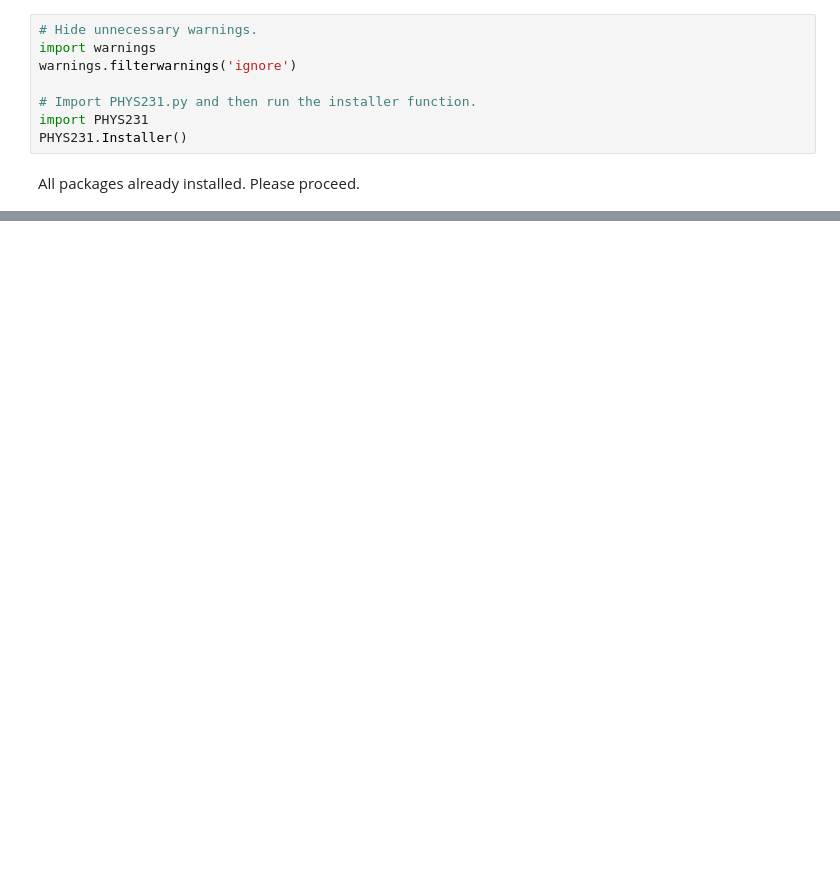
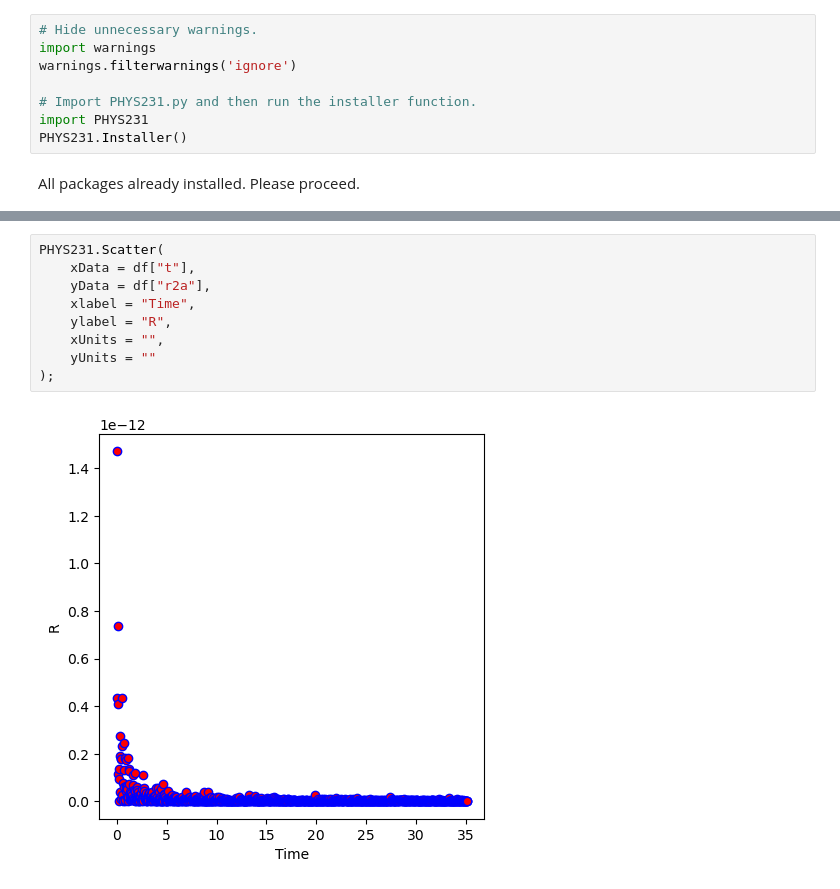
Before and after one commit to GavidD/phys232-labs, a Jupyter notebook: Brownian_Motion/Brownian Motion.ipynb, the cells around one changed output, grey strips where cells are left out. Cells and saved outputs as stored; diff of their text form; blank space fills up the shorter version.

```diff
--- a/Brownian_Motion/Brownian Motion.ipynb
+++ b/Brownian_Motion/Brownian Motion.ipynb
@@ -38,2 +55,13 @@ SyntaxError: expected argument value expression (531993717.py, line 2)
+# %%
+PHYS231.Scatter(
+    xData = df["t"],
+    yData = df["r2a"],
+    xlabel = "Time",
+    ylabel = "R",
+    xUnits = "",
+    yUnits = ""
+);
+# %% [output]
+[figure, added]
 # %%
 m, b, dm, db, fig3 = PHYS231.LinearFit(
```
Also changed, not shown: parts of 13 cells of this notebook.
